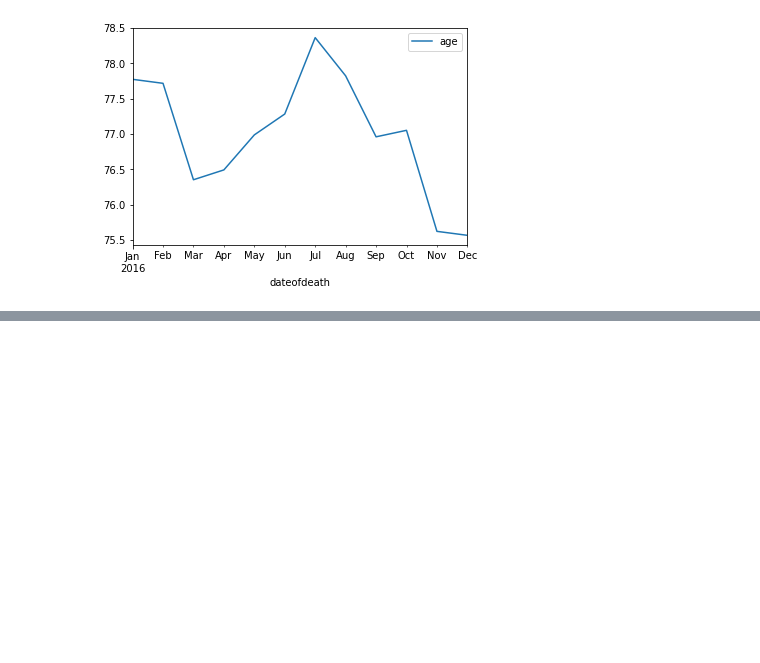
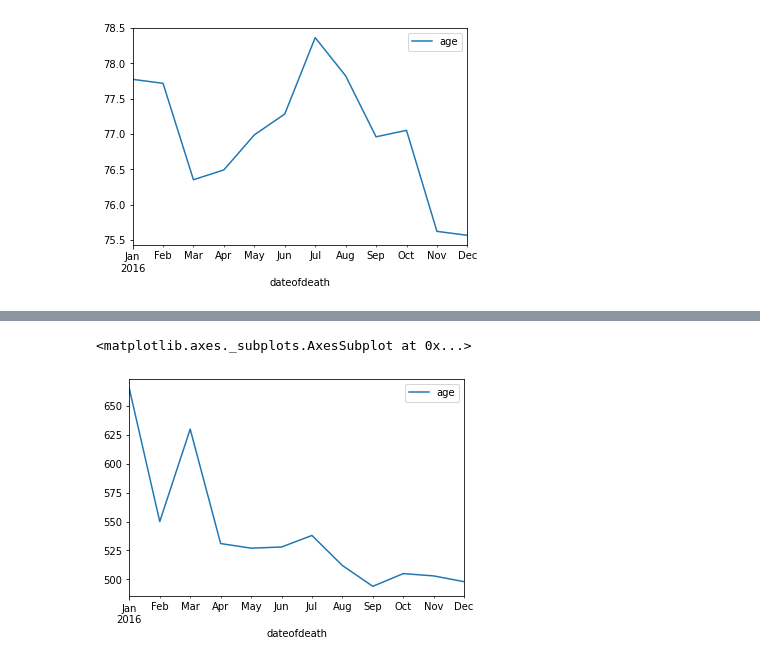
Before and after one commit to reuven/dfw-pandas, a Jupyter notebook: Pandas + time.ipynb, the cells around one changed output, grey strips where cells are left out. Saved outputs shown, nothing was run; the diff lists cells and outputs as text; code cells hidden in the pictures; blank space fills up the shorter version.

```diff
--- a/Pandas + time.ipynb
+++ b/Pandas + time.ipynb
@@ -609,0 +627,5 @@ df.resample('1M').mean().plot.line()
+# %%
+df.resample('1M').count().plot.line()
+# %% [output]
+<matplotlib.axes._subplots.AxesSubplot at 0x...>
+[figure, added]
```
Also changed, not shown: parts of 1 cell of this notebook.
